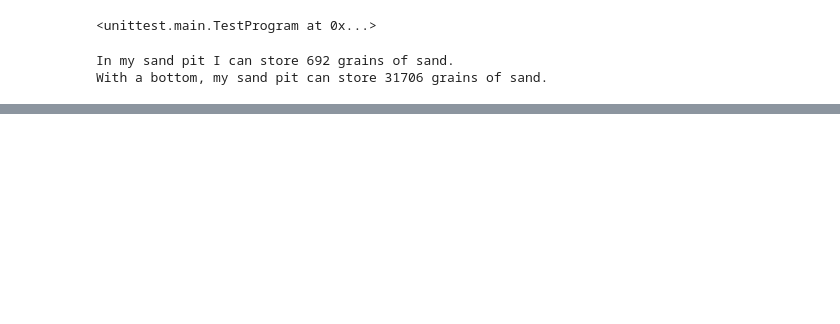
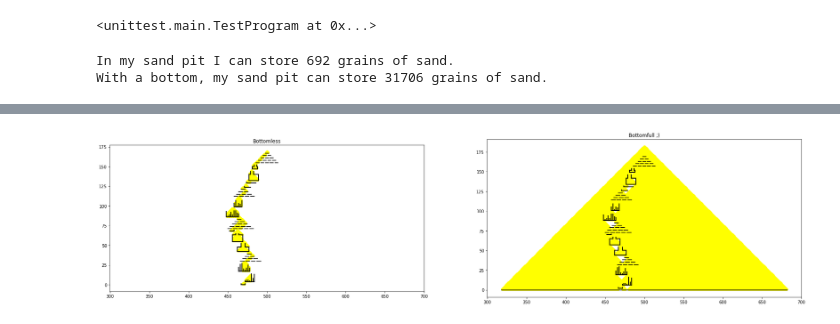
Before and after one commit to aoc4fun/allinone2022, a Jupyter notebook: jcplessis/Day_14.ipynb, the cells around one changed output, grey strips where cells are left out. Saved outputs shown, nothing was run; the diff lists cells and outputs as text; code cells hidden in the pictures; blank space fills up the shorter version.

Commit message:
Avec un joli rendu du sable ;)

```diff
--- a/jcplessis/Day_14.ipynb
+++ b/jcplessis/Day_14.ipynb
@@ -337,12 +326,0 @@ plt.show()
-# %%
-#@title Représentation de la grotte avec un fond
-import numpy as np
-import matplotlib.pyplot as plt
-
-sandPit = SandPit(input, with_bottom=True)
-sandPit.fill()
-
-plt.scatter(*(np.fliplr(sandPit.world) == b"o").nonzero(), s=40, c='yellow', marker="o")
-plt.scatter(*(np.fliplr(sandPit.world) == b"#").nonzero(), s=40, c='black', marker="+")
-plt.rcParams["figure.figsize"] = (10, 10)
-plt.show()
@@ -350,0 +327,26 @@ plt.show()
+# %%
+#@title Représentation de la grotte
+import numpy as np
+import matplotlib.pyplot as plt
+
+def display_pit(plot, sandPit):
+  plot.set_aspect('equal', 'box')
+  plot.scatter(*(np.fliplr(sandPit.world) == "o").nonzero(), s=35, c='yellow', marker="o")
+  for x1, y1, x2, y2 in sandPit.get_lines(input):
+    plot.plot([x1, x2], [sandPit.max_y - y1, sandPit.max_y - y2], c='black')
+
+fig, axis =  plt.subplots(1, 2, figsize=(30, 15), sharex=True)
+
+sandPit = SandPit(input)
+sandPit.fill()
+display_pit(axis[0], sandPit)
+axis[0].set_title("Bottomless")
+
+sandPit = SandPit(input, with_bottom=True)
+sandPit.fill()
+display_pit(axis[1], sandPit)
+axis[1].set_title("Bottomfull ;)")
+
+plt.show()
+# %% [output]
+[figure, added]
```
Also changed, not shown: parts of 4 cells of this notebook.
